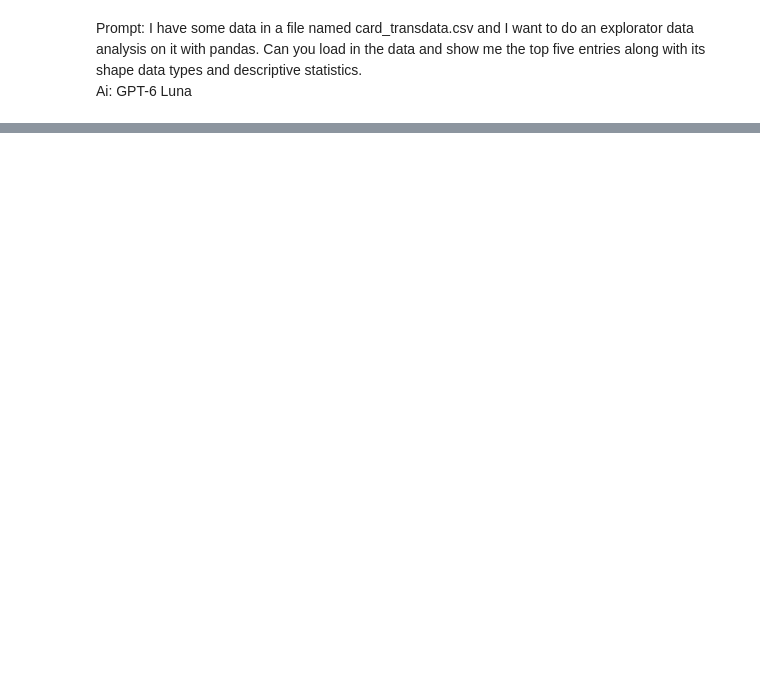
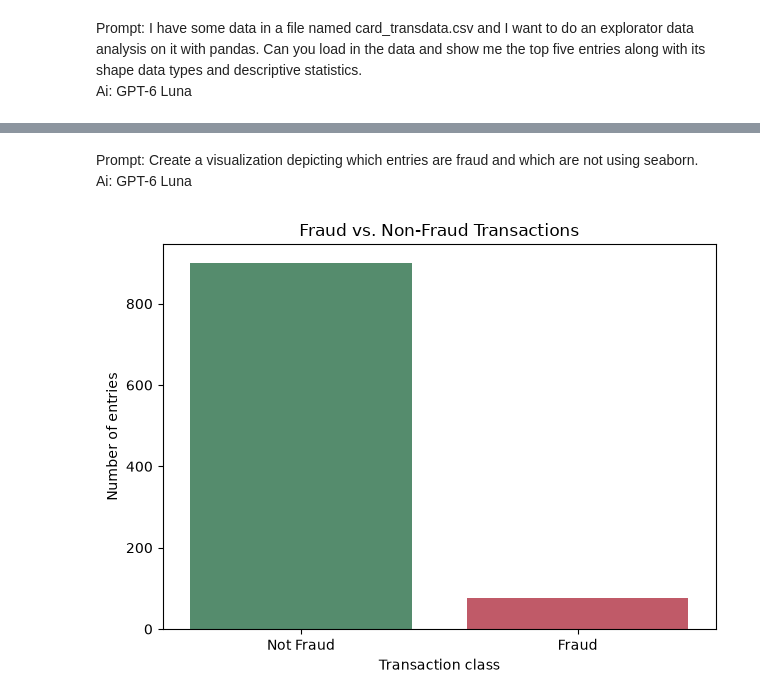
Before and after one commit to CarsonSpenn99/DataScience, a Jupyter notebook: code.ipynb, the cells around one changed output, grey strips where cells are left out. Saved outputs shown, nothing was run; the diff lists cells and outputs as text; code cells hidden in the pictures; blank space fills up the shorter version.

```diff
--- a/code.ipynb
+++ b/code.ipynb
@@ -56,0 +76,5 @@ Prompt: Display how many values are missing in each row.
+# %%
+cleaned_df = df.dropna().copy()
+
+print("First rows after dropping rows with null values:")
+display(cleaned_df.head())
@@ -56,0 +89,24 @@ Prompt: Display how many values are missing in each row.
+# %% [markdown]
+Prompt: Create a visualization depicting which entries are fraud and which are not using seaborn.
+<br>Ai: GPT-6 Luna
+# %%
+import matplotlib.pyplot as plt
+import seaborn as sns
+
+fraud_status = cleaned_df["fraud"].map({0: "Not Fraud", 1: "Fraud"})
+
+sns.countplot(
+    x=fraud_status,
+    hue=fraud_status,
+    order=["Not Fraud", "Fraud"],
+    hue_order=["Not Fraud", "Fraud"],
+    palette={"Not Fraud": "#4C956C", "Fraud": "#D1495B"},
+    legend=False,
+)
+plt.title("Fraud vs. Non-Fraud Transactions")
+plt.xlabel("Transaction class")
+plt.ylabel("Number of entries")
+plt.tight_layout()
+plt.show()
+# %% [output]
+[figure, added]
```
Also changed, not shown: parts of 21 cells of this notebook.
